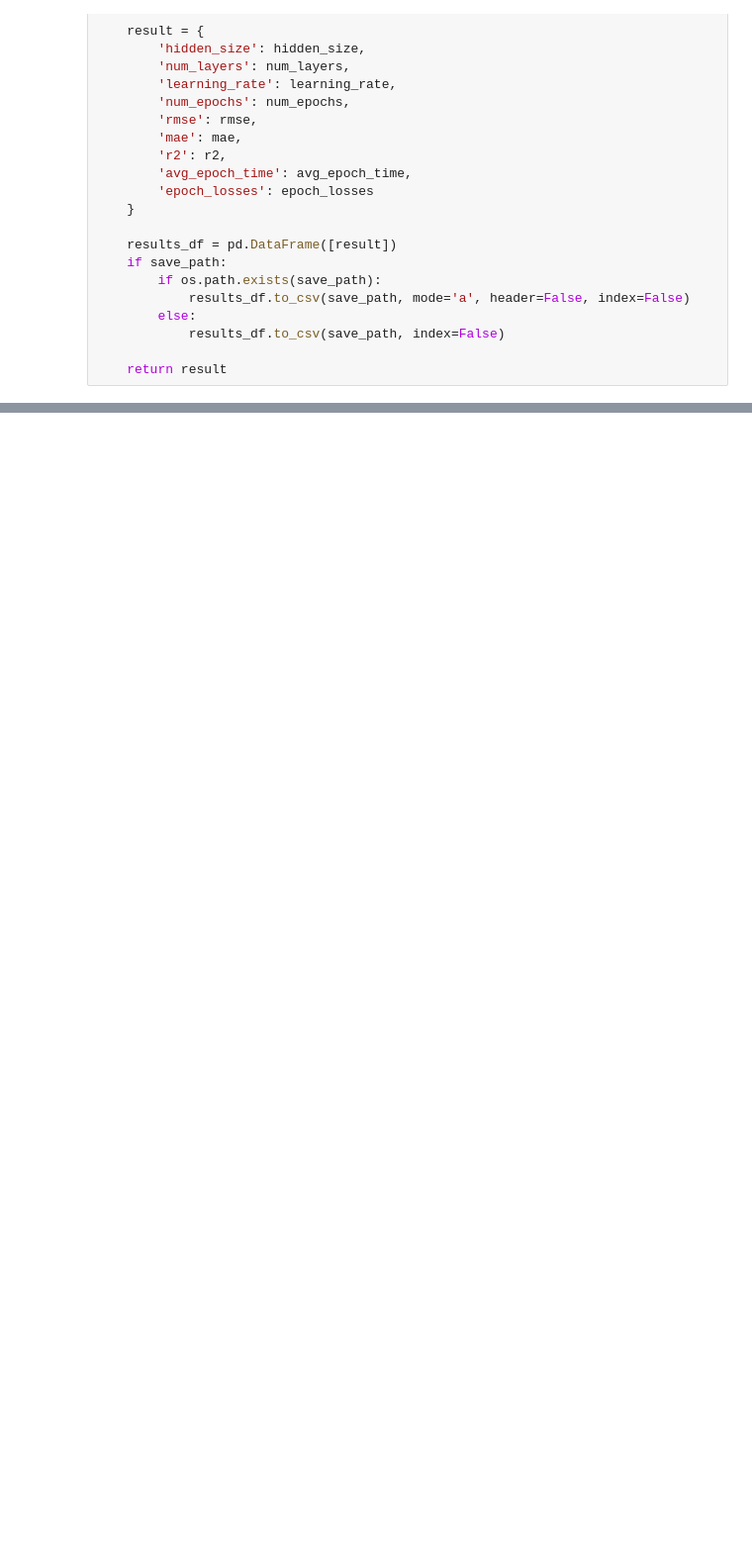
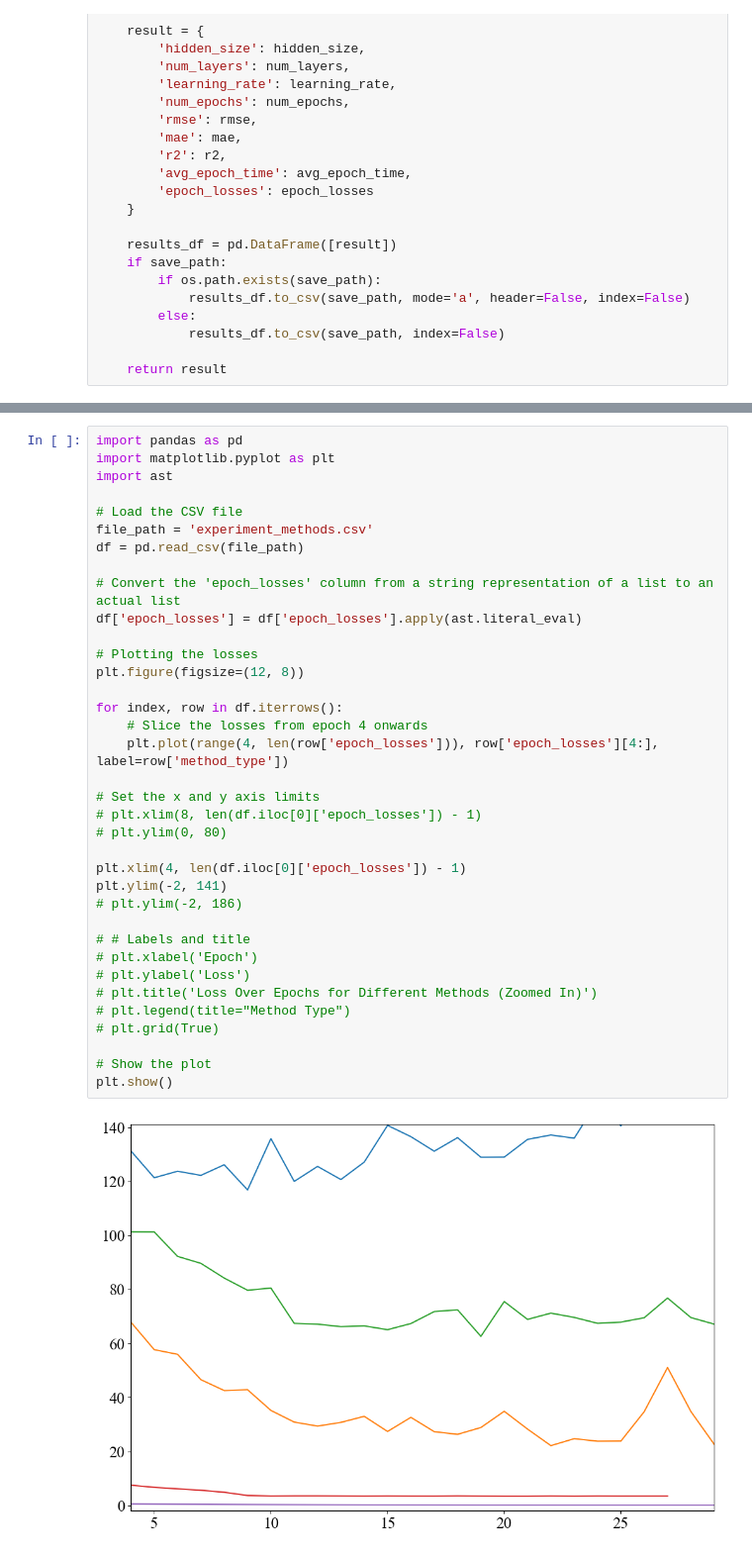
Before and after one commit to sinaebrahimi/Location_Prediction_-ANN-7088CEM-Project-, a Jupyter notebook: 3-Evaluation_of_methods.ipynb, the cells around one changed output, grey strips where cells are left out. Shown: that part at 99% size. Drawn from its saved outputs; the diff is of its cells as text; blank space fills up the shorter version.

```diff
--- a/3-Evaluation_of_methods.ipynb
+++ b/3-Evaluation_of_methods.ipynb
@@ -330,0 +343,38 @@ plt.show()
+# %%
+import pandas as pd
+import matplotlib.pyplot as plt
+import ast
+
+# Load the CSV file
+file_path = 'experiment_methods.csv'
+df = pd.read_csv(file_path)
+
+# Convert the 'epoch_losses' column from a string representation of a list to an actual list
+df['epoch_losses'] = df['epoch_losses'].apply(ast.literal_eval)
+
+# Plotting the losses
+plt.figure(figsize=(12, 8))
+
+for index, row in df.iterrows():
+    # Slice the losses from epoch 4 onwards
+    plt.plot(range(4, len(row['epoch_losses'])), row['epoch_losses'][4:], label=row['method_type'])
+
+# Set the x and y axis limits
+# plt.xlim(8, len(df.iloc[0]['epoch_losses']) - 1)
+# plt.ylim(0, 80)
+
+plt.xlim(4, len(df.iloc[0]['epoch_losses']) - 1)
+plt.ylim(-2, 141)
+# plt.ylim(-2, 186)
+
+# # Labels and title
+# plt.xlabel('Epoch')
+# plt.ylabel('Loss')
+# plt.title('Loss Over Epochs for Different Methods (Zoomed In)')
+# plt.legend(title="Method Type")
+# plt.grid(True)
+
+# Show the plot
+plt.show()
+# %% [output]
+[figure, added]
```
Also changed, not shown: parts of 5 cells of this notebook, 24 other files.
